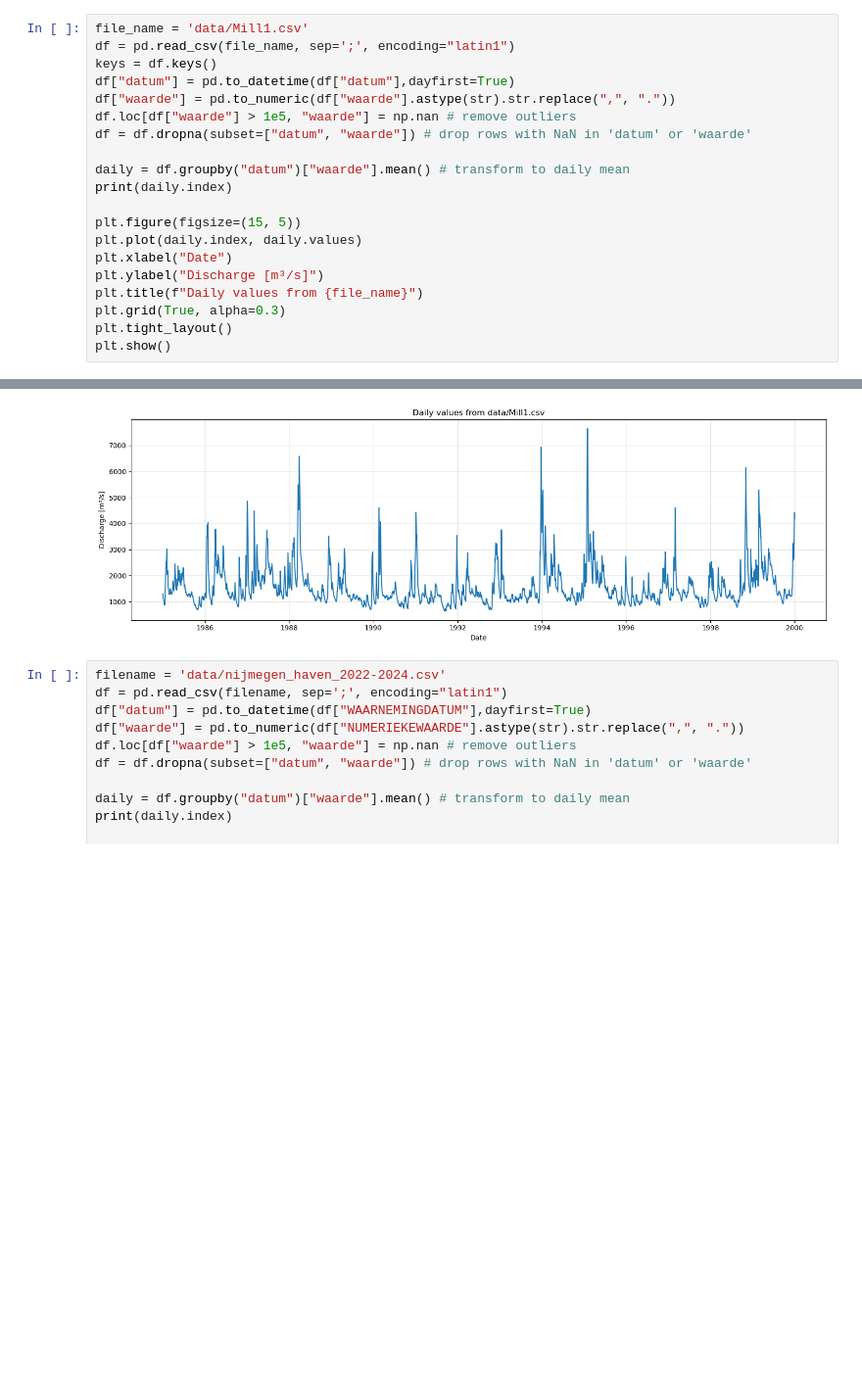
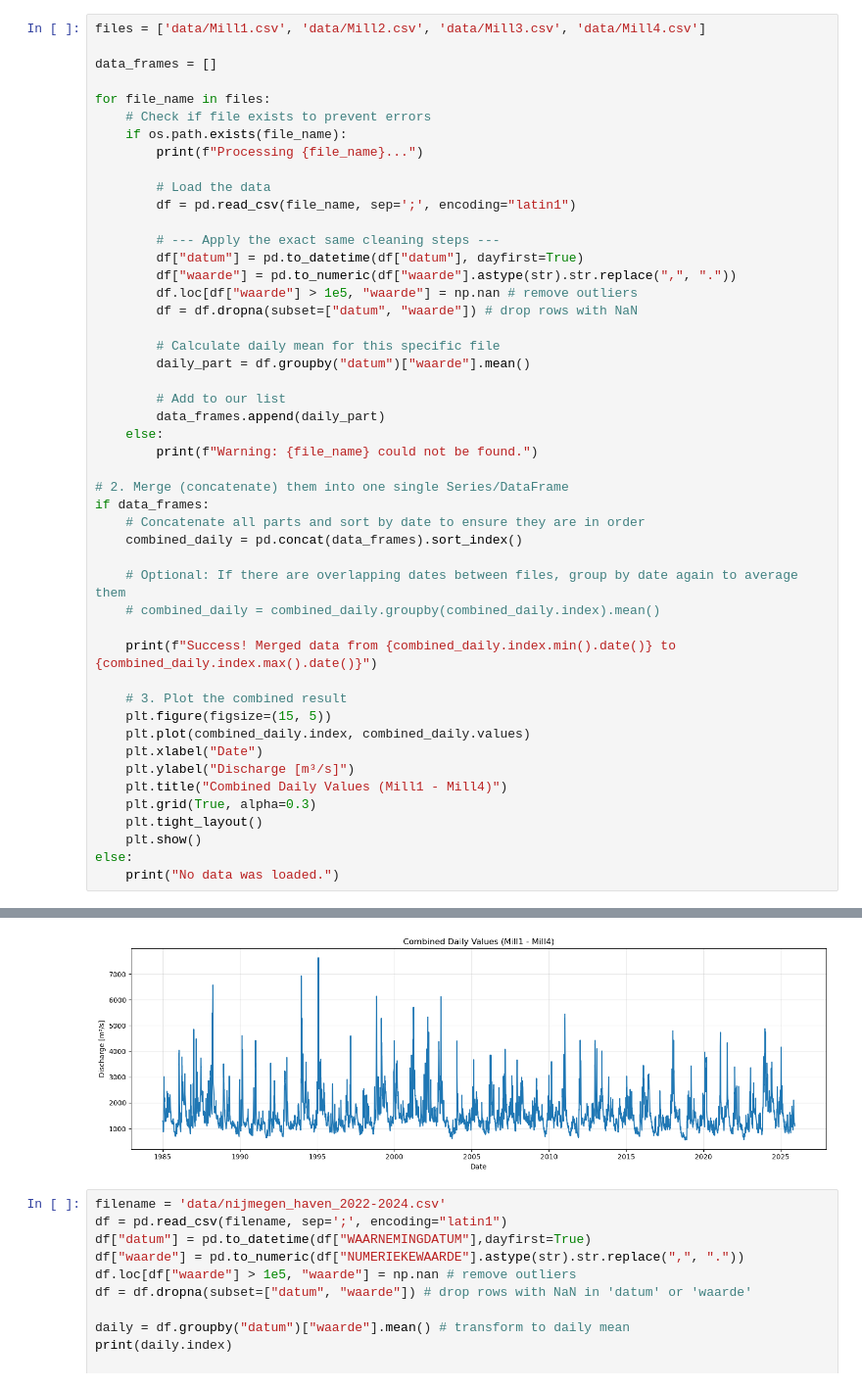
Before and after one commit to Loe-SS/MORE, a Jupyter notebook: discharge_data_analysis.ipynb, the cells around one changed output, grey strips where cells are left out. Shown at 98% size. Drawn from its saved outputs; the diff is of its cells as text; blank space fills up the shorter version.

Commit message:
Merged all data from 1985 to 2025 into one dataframe.

```diff
--- a/discharge_data_analysis.ipynb
+++ b/discharge_data_analysis.ipynb
@@ -11,21 +12,49 @@ from scipy.stats import rankdata
 # %%
-file_name = 'data/Mill1.csv'
-df = pd.read_csv(file_name, sep=';', encoding="latin1")
-keys = df.keys()
-df["datum"] = pd.to_datetime(df["datum"],dayfirst=True)
-df["waarde"] = pd.to_numeric(df["waarde"].astype(str).str.replace(",", "."))
-df.loc[df["waarde"] > 1e5, "waarde"] = np.nan # remove outliers
-df = df.dropna(subset=["datum", "waarde"]) # drop rows with NaN in 'datum' or 'waarde'
+files = ['data/Mill1.csv', 'data/Mill2.csv', 'data/Mill3.csv', 'data/Mill4.csv']
 
-daily = df.groupby("datum")["waarde"].mean() # transform to daily mean
-print(daily.index)
+data_frames = []
 
-plt.figure(figsize=(15, 5))
-plt.plot(daily.index, daily.values)
-plt.xlabel("Date")
-plt.ylabel("Discharge [m³/s]")
-plt.title(f"Daily values from {file_name}")
-plt.grid(True, alpha=0.3)
-plt.tight_layout()
-plt.show()
+for file_name in files:
+    # Check if file exists to prevent errors
+    if os.path.exists(file_name):
+        print(f"Processing {file_name}...")
+
+        # Load the data
+        df = pd.read_csv(file_name, sep=';', encoding="latin1")
+
+        # --- Apply the exact same cleaning steps ---
+        df["datum"] = pd.to_datetime(df["datum"], dayfirst=True)
+        df["waarde"] = pd.to_numeric(df["waarde"].astype(str).str.replace(",", "."))
+        df.loc[df["waarde"] > 1e5, "waarde"] = np.nan # remove outliers
+        df = df.dropna(subset=["datum", "waarde"]) # drop rows with NaN
+
+        # Calculate daily mean for this specific file
+        daily_part = df.groupby("datum")["waarde"].mean()
+
+        # Add to our list
+        data_frames.append(daily_part)
+    else:
+        print(f"Warning: {file_name} could not be found.")
+
+# 2. Merge (concatenate) them into one single Series/DataFrame
+if data_frames:
+    # Concatenate all parts and sort by date to ensure they are in order
+    combined_daily = pd.concat(data_frames).sort_index()
+
+    # Optional: If there are overlapping dates between files, group by date again to average them
+    # combined_daily = combined_daily.groupby(combined_daily.index).mean()
+
+    print(f"Success! Merged data from {combined_daily.index.min().date()} to {combined_daily.index.max().date()}")
+
+    # 3. Plot the combined result
+    plt.figure(figsize=(15, 5))
+    plt.plot(combined_daily.index, combined_daily.values)
+    plt.xlabel("Date")
+    plt.ylabel("Discharge [m³/s]")
+    plt.title("Combined Daily Values (Mill1 - Mill4)")
+    plt.grid(True, alpha=0.3)
+    plt.tight_layout()
+    plt.show()
+else:
+    print("No data was loaded.")
 # %% [output]
@@ -40,4 +66,4 @@ DatetimeIndex(['1985-01-01', '1985-01-02', '1985-01-03', '1985-01-04',
-[figure, old version]
+[figure, new version]
 # %%
 filename = 'data/nijmegen_haven_2022-2024.csv'
 df = pd.read_csv(filename, sep=';', encoding="latin1")
```
Also changed, not shown: parts of 2 cells of this notebook.
